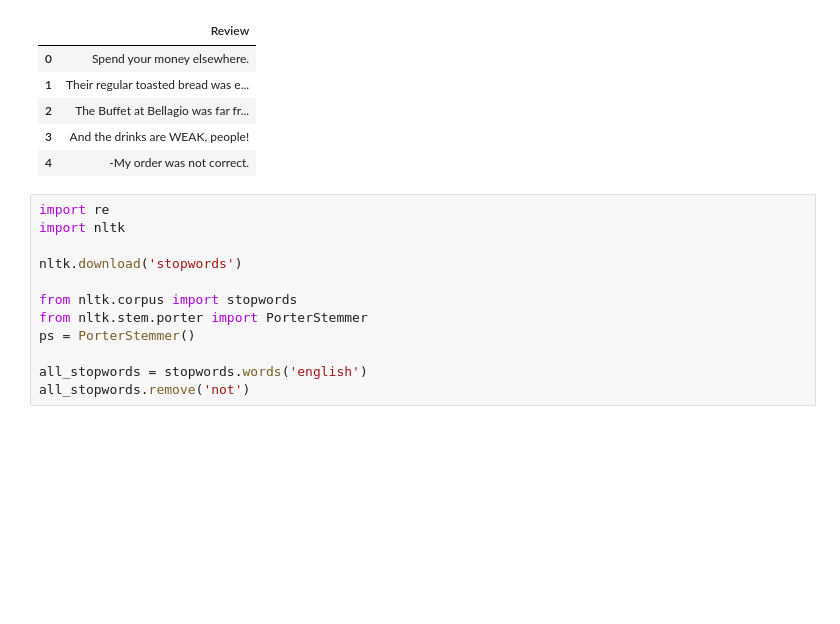
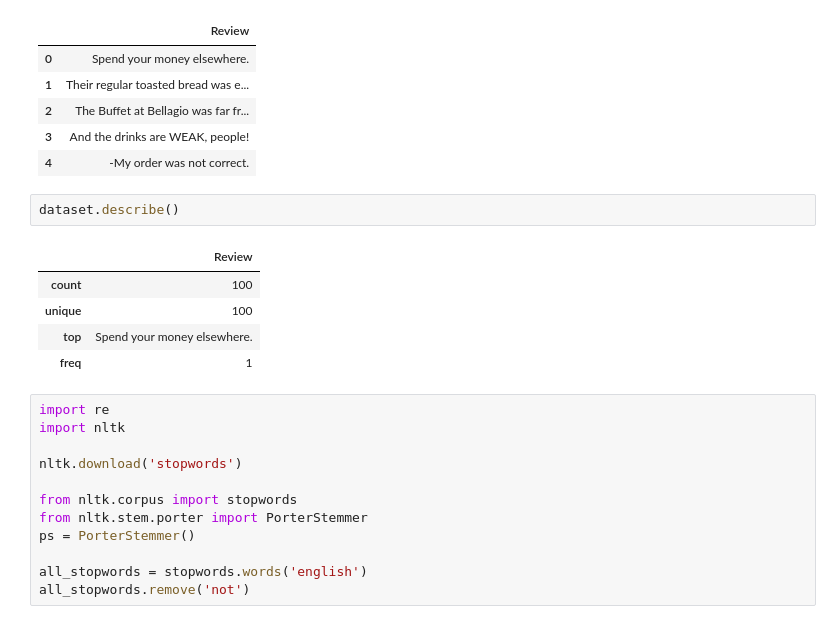
Before and after one commit to Malhar-Girgaonkar/Vishesh_ML_Code, a Jupyter notebook: predictor.ipynb, the cells around one changed output. Cells and saved outputs as stored; diff of their text form; blank space fills up the shorter version.

```diff
--- a/predictor.ipynb
+++ b/predictor.ipynb
@@ -27,6 +27,14 @@ dataset.head()
 | 2 | The Buffet at Bellagio was far fr... |
 | 3 | And the drinks are WEAK, people! |
 | 4 | -My order was not correct. |
+# %%
+dataset.describe()
+# %% [output]
+|  | Review |
+| count | 100 |
+| unique | 100 |
+| top | Spend your money elsewhere. |
+| freq | 1 |
 # %%
 import re
 import nltk
```
Also changed, not shown: parts of 2 cells of this notebook.
